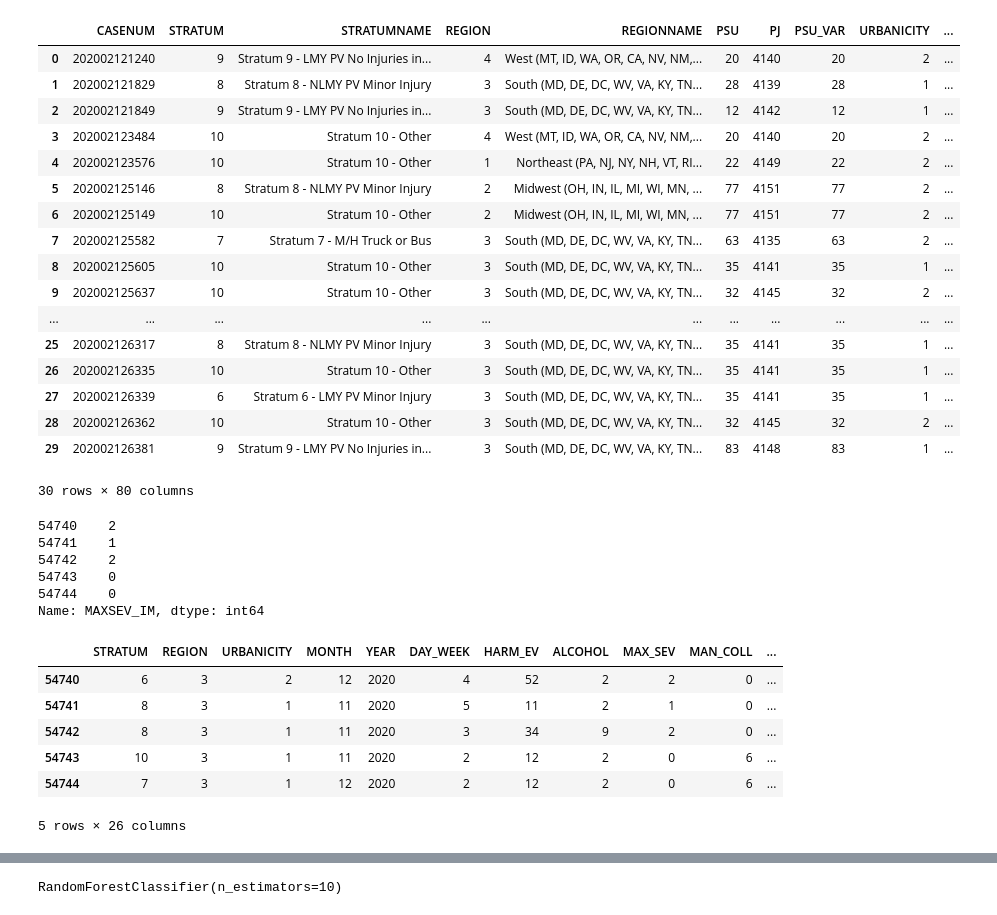
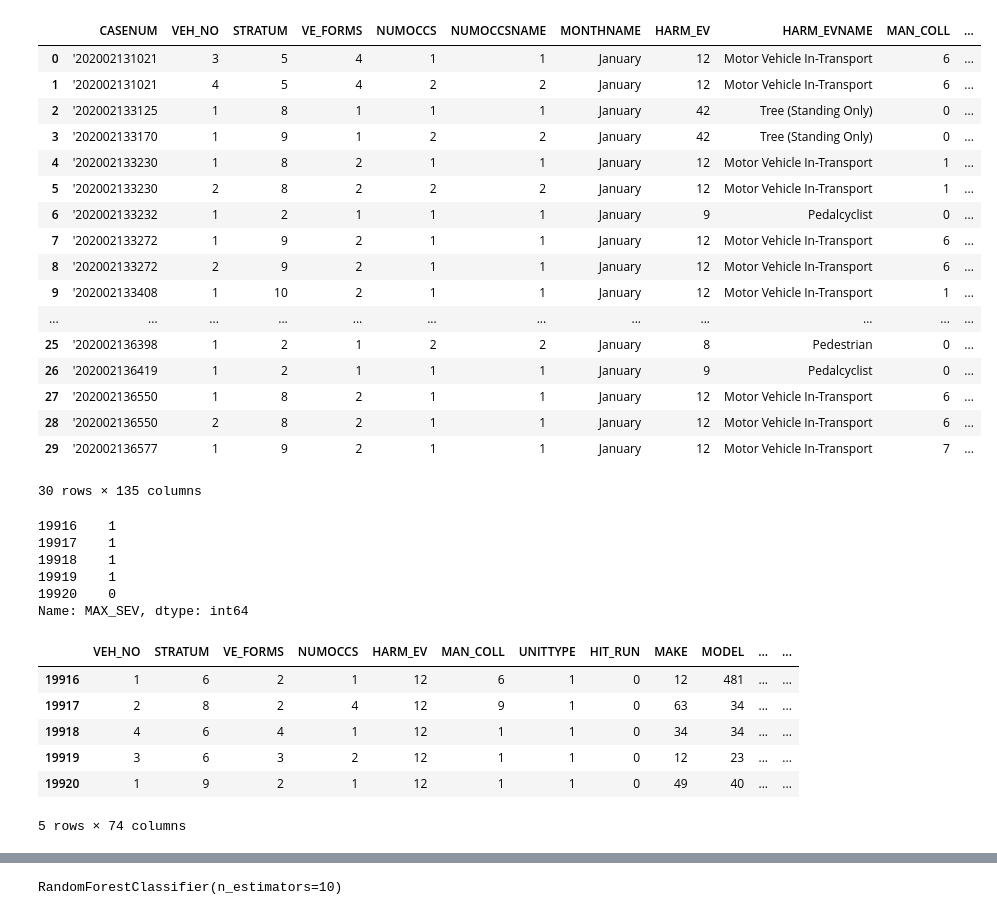
Before and after one commit to AmberMiller15/DV-Proj-2023, a Jupyter notebook: ML Model/accident_ml.ipynb, the cells around one changed output, grey strips where cells are left out. Cells and saved outputs as stored; diff of their text form; code cells hidden in the pictures.

```diff
--- a/ML Model/accident_ml.ipynb
+++ b/ML Model/accident_ml.ipynb
@@ -14,53 +14,52 @@ from sklearn.metrics import accuracy_score
 # %%
 # import data and create dataframe
 # current path uses preliminary accident file and not real data output including vehicles
-data = Path('Resources/accident.csv')
+data = Path('Resources/combo_sort.csv')
 df = pd.read_csv(data)
 df.head(30)
 # %% [output]
-|  | CASENUM | STRATUM | STRATUMNAME | REGION | REGIONNAME | PSU | PJ | PSU_VAR | URBANICITY | ... |
-| 0 | 202002121240 | 9 | Stratum 9 - LMY PV No Injuries in... | 4 | West (MT, ID, WA, OR, CA, NV, NM,... | 20 | 4140 | 20 | 2 | ... |
-| 1 | 202002121829 | 8 | Stratum 8 - NLMY PV Minor Injury | 3 | South (MD, DE, DC, WV, VA, KY, TN... | 28 | 4139 | 28 | 1 | ... |
-| 2 | 202002121849 | 9 | Stratum 9 - LMY PV No Injuries in... | 3 | South (MD, DE, DC, WV, VA, KY, TN... | 12 | 4142 | 12 | 1 | ... |
-| 3 | 202002123484 | 10 | Stratum 10 - Other | 4 | West (MT, ID, WA, OR, CA, NV, NM,... | 20 | 4140 | 20 | 2 | ... |
-| 4 | 202002123576 | 10 | Stratum 10 - Other | 1 | Northeast (PA, NJ, NY, NH, VT, RI... | 22 | 4149 | 22 | 2 | ... |
-| 5 | 202002125146 | 8 | Stratum 8 - NLMY PV Minor Injury | 2 | Midwest (OH, IN, IL, MI, WI, MN, ... | 77 | 4151 | 77 | 2 | ... |
-| 6 | 202002125149 | 10 | Stratum 10 - Other | 2 | Midwest (OH, IN, IL, MI, WI, MN, ... | 77 | 4151 | 77 | 2 | ... |
-| 7 | 202002125582 | 7 | Stratum 7 - M/H Truck or Bus | 3 | South (MD, DE, DC, WV, VA, KY, TN... | 63 | 4135 | 63 | 2 | ... |
-| 8 | 202002125605 | 10 | Stratum 10 - Other | 3 | South (MD, DE, DC, WV, VA, KY, TN... | 35 | 4141 | 35 | 1 | ... |
-| 9 | 202002125637 | 10 | Stratum 10 - Other | 3 | South (MD, DE, DC, WV, VA, KY, TN... | 32 | 4145 | 32 | 2 | ... |
-| ... | ... | ... | ... | ... | ... | ... | ... | ... | ... | ... |
-| 25 | 202002126317 | 8 | Stratum 8 - NLMY PV Minor Injury | 3 | South (MD, DE, DC, WV, VA, KY, TN... | 35 | 4141 | 35 | 1 | ... |
-| 26 | 202002126335 | 10 | Stratum 10 - Other | 3 | South (MD, DE, DC, WV, VA, KY, TN... | 35 | 4141 | 35 | 1 | ... |
-| 27 | 202002126339 | 6 | Stratum 6 - LMY PV Minor Injury | 3 | South (MD, DE, DC, WV, VA, KY, TN... | 35 | 4141 | 35 | 1 | ... |
-| 28 | 202002126362 | 10 | Stratum 10 - Other | 3 | South (MD, DE, DC, WV, VA, KY, TN... | 32 | 4145 | 32 | 2 | ... |
-| 29 | 202002126381 | 9 | Stratum 9 - LMY PV No Injuries in... | 3 | South (MD, DE, DC, WV, VA, KY, TN... | 83 | 4148 | 83 | 1 | ... |
+|  | CASENUM | VEH_NO | STRATUM | VE_FORMS | NUMOCCS | NUMOCCSNAME | MONTHNAME | HARM_EV | HARM_EVNAME | MAN_COLL | ... |
+| 0 | '202002131021 | 3 | 5 | 4 | 1 | 1 | January | 12 | Motor Vehicle In-Transport | 6 | ... |
+| 1 | '202002131021 | 4 | 5 | 4 | 2 | 2 | January | 12 | Motor Vehicle In-Transport | 6 | ... |
+| 2 | '202002133125 | 1 | 8 | 1 | 1 | 1 | January | 42 | Tree (Standing Only) | 0 | ... |
+| 3 | '202002133170 | 1 | 9 | 1 | 2 | 2 | January | 42 | Tree (Standing Only) | 0 | ... |
+| 4 | '202002133230 | 1 | 8 | 2 | 1 | 1 | January | 12 | Motor Vehicle In-Transport | 1 | ... |
+| 5 | '202002133230 | 2 | 8 | 2 | 2 | 2 | January | 12 | Motor Vehicle In-Transport | 1 | ... |
+| 6 | '202002133232 | 1 | 2 | 1 | 1 | 1 | January | 9 | Pedalcyclist | 0 | ... |
+| 7 | '202002133272 | 1 | 9 | 2 | 1 | 1 | January | 12 | Motor Vehicle In-Transport | 6 | ... |
+| 8 | '202002133272 | 2 | 9 | 2 | 1 | 1 | January | 12 | Motor Vehicle In-Transport | 6 | ... |
+| 9 | '202002133408 | 1 | 10 | 2 | 1 | 1 | January | 12 | Motor Vehicle In-Transport | 1 | ... |
+| ... | ... | ... | ... | ... | ... | ... | ... | ... | ... | ... | ... |
+| 25 | '202002136398 | 1 | 2 | 1 | 2 | 2 | January | 8 | Pedestrian | 0 | ... |
+| 26 | '202002136419 | 1 | 2 | 1 | 1 | 1 | January | 9 | Pedalcyclist | 0 | ... |
+| 27 | '202002136550 | 1 | 8 | 2 | 1 | 1 | January | 12 | Motor Vehicle In-Transport | 6 | ... |
+| 28 | '202002136550 | 2 | 8 | 2 | 1 | 1 | January | 12 | Motor Vehicle In-Transport | 6 | ... |
+| 29 | '202002136577 | 1 | 9 | 2 | 1 | 1 | January | 12 | Motor Vehicle In-Transport | 7 | ... |
-30 rows × 80 columns
+30 rows × 135 columns
 # %%
 # separate targets
 
-y = df["MAXSEV_IM"]
+y = df["MAX_SEV"]
 y.tail(5)
 # %% [output]
-54740    2
-54741    1
-54742    2
-54743    0
-54744    0
-Name: MAXSEV_IM, dtype: int64
+19916    1
+19917    1
+19918    1
+19919    1
+19920    0
+Name: MAX_SEV, dtype: int64
 # %%
 #create resulting features dataframe
-X_df = df[["STRATUM","REGION","URBANICITY","MONTH","YEAR","DAY_WEEK","HARM_EV","ALCOHOL","MAX_SEV","MAN_COLL","RELJCT1","RELJCT2","TYP_INT","WRK_ZONE","REL_ROAD","LGT_COND","INT_HWY","WEATHER","WKDY_IM","EVENT1_IM","MANCOL_IM","RELJCT1_IM","RELJCT2_IM","LGTCON_IM","WEATHR_IM","ALCHL_IM",
-]]
+X_df = df[["VEH_NO","STRATUM","VE_FORMS","NUMOCCS","HARM_EV","MAN_COLL","UNITTYPE","HIT_RUN","MAKE","MODEL","MAK_MOD","BODY_TYP","MOD_YEAR","TOW_VEH","J_KNIFE","TRAV_SP","ROLLOVER","ROLINLOC","DEFORMED","TOWED","M_HARM","VEH_ALCH","FIRE_EXP","DR_PRES","DR_ZIP","SPEEDREL","VTRAFWAY","VNUM_LAN","VALIGN","VPROFILE","VSURCOND","VTRAFCON","VTCONT_F","P_CRASH1","P_CRASH2","P_CRASH3","PCRASH4","PCRASH5","ACC_TYPE","VPICMAKE","VPICMODEL","VPICBODYCLASS","ICFINALBODY","GVWR_FROM","GVWR_TO","BDYTYP_IM","MDLYR_IM","IMPACT1_IM","VEVENT_IM","PCRASH1_IM","NUMINJ_IM","V_ALCH_IM","REGION","URBANICITY","MONTH","YEAR","DAY_WEEK","ALCOHOL","RELJCT1","RELJCT2","TYP_INT","WRK_ZONE","REL_ROAD","LGT_COND","INT_HWY","WEATHER","WKDY_IM","EVENT1_IM","MANCOL_IM","RELJCT1_IM","RELJCT2_IM","LGTCON_IM","WEATHR_IM","ALCHL_IM"]]
 X_df.tail(5)
 # %% [output]
-|  | STRATUM | REGION | URBANICITY | MONTH | YEAR | DAY_WEEK | HARM_EV | ALCOHOL | MAX_SEV | MAN_COLL | ... |
-| 54740 | 6 | 3 | 2 | 12 | 2020 | 4 | 52 | 2 | 2 | 0 | ... |
-| 54741 | 8 | 3 | 1 | 11 | 2020 | 5 | 11 | 2 | 1 | 0 | ... |
-| 54742 | 8 | 3 | 1 | 11 | 2020 | 3 | 34 | 9 | 2 | 0 | ... |
-| 54743 | 10 | 3 | 1 | 11 | 2020 | 2 | 12 | 2 | 0 | 6 | ... |
-| 54744 | 7 | 3 | 1 | 12 | 2020 | 2 | 12 | 2 | 0 | 6 | ... |
+|  | VEH_NO | STRATUM | VE_FORMS | NUMOCCS | HARM_EV | MAN_COLL | UNITTYPE | HIT_RUN | MAKE | MODEL | ... | ... |
+| 19916 | 1 | 6 | 2 | 1 | 12 | 6 | 1 | 0 | 12 | 481 | ... | ... |
+| 19917 | 2 | 8 | 2 | 4 | 12 | 9 | 1 | 0 | 63 | 34 | ... | ... |
+| 19918 | 4 | 6 | 4 | 1 | 12 | 1 | 1 | 0 | 34 | 34 | ... | ... |
+| 19919 | 3 | 6 | 3 | 2 | 12 | 1 | 1 | 0 | 12 | 23 | ... | ... |
+| 19920 | 1 | 9 | 2 | 1 | 12 | 1 | 1 | 0 | 49 | 40 | ... | ... |
-5 rows × 26 columns
+5 rows × 74 columns
 # %%
 # partition data into training and test data
 from sklearn.model_selection import train_test_split
```
Also changed, not shown: parts of 10 cells of this notebook.
